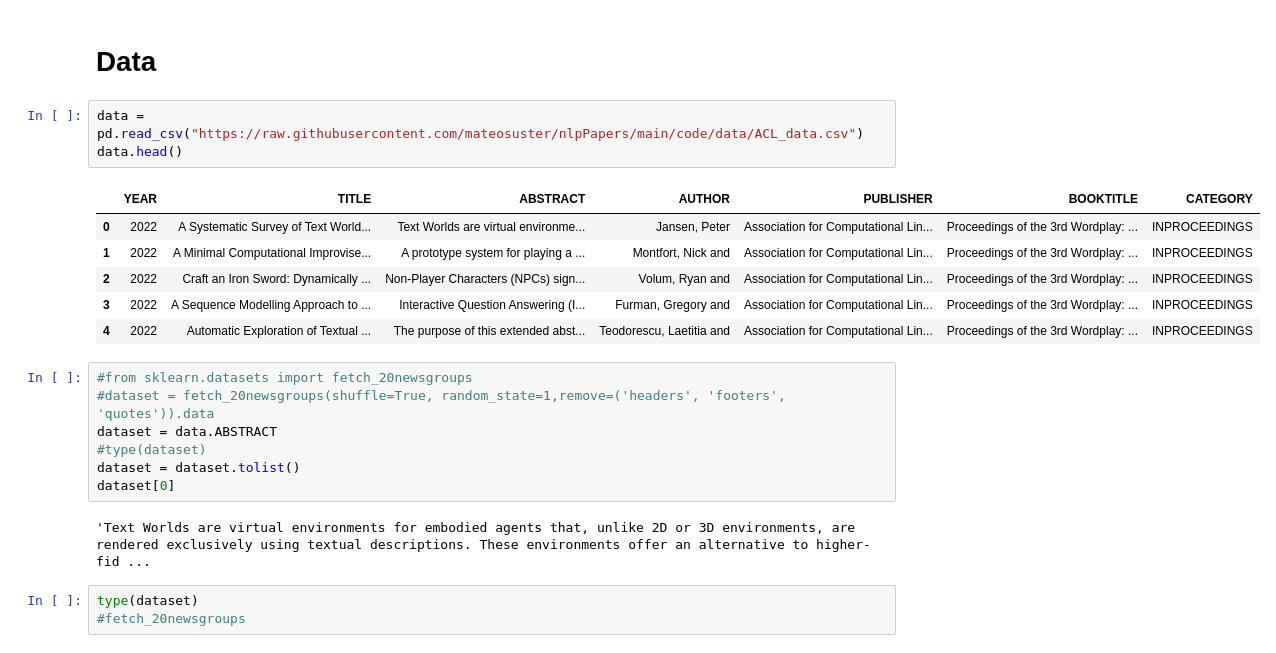
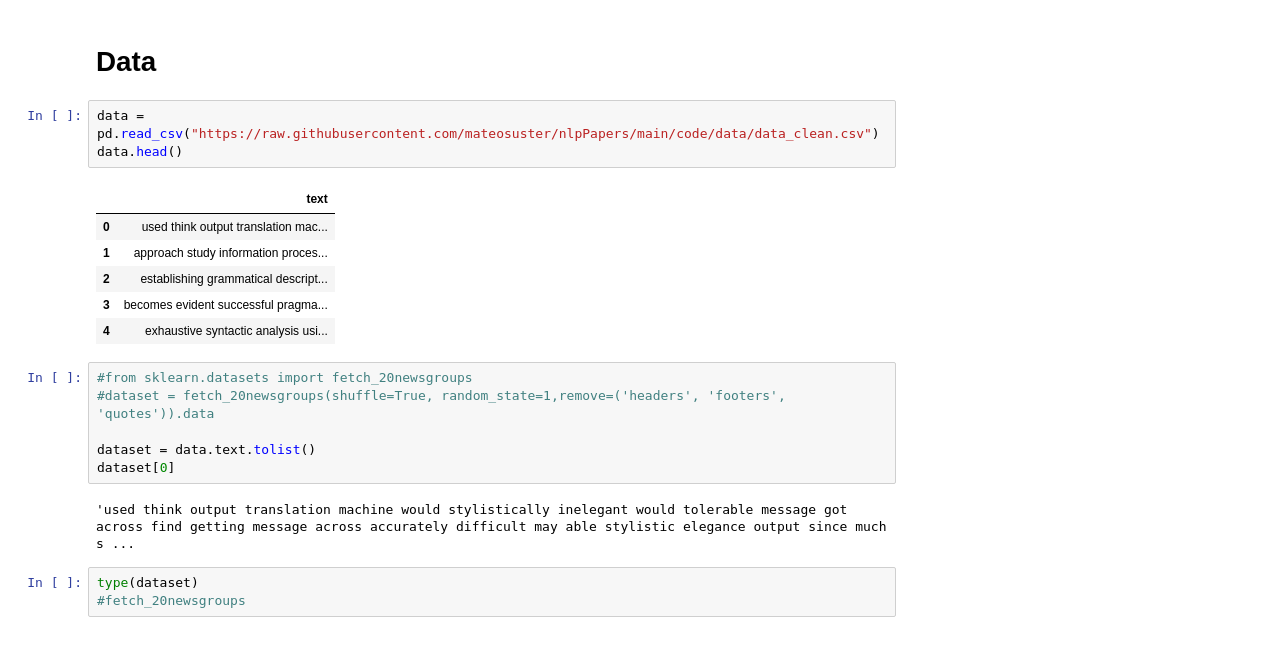
Before and after one commit to mateosuster/nlpPapers, a Jupyter notebook: code/05_LDA_TopicModels_GENSIM_v2.ipynb, the cells around one changed output. Cells and saved outputs as stored; diff of their text form.

```diff
--- a/code/05_LDA_TopicModels_GENSIM_v2.ipynb
+++ b/code/05_LDA_TopicModels_GENSIM_v2.ipynb
@@ -37,24 +33,23 @@ warnings.filterwarnings('ignore')
 # %% [markdown]
 # Data
 # %%
-data = pd.read_csv("https://raw.githubusercontent.com/mateosuster/nlpPapers/main/code/data/ACL_data.csv")
+data = pd.read_csv("https://raw.githubusercontent.com/mateosuster/nlpPapers/main/code/data/data_clean.csv")
 data.head()
 # %% [output]
-|  | YEAR | TITLE | ABSTRACT | AUTHOR | PUBLISHER | BOOKTITLE | CATEGORY |
-| 0 | 2022 | A Systematic Survey of Text World... | Text Worlds are virtual environme... | Jansen, Peter | Association for Computational Lin... | Proceedings of the 3rd Wordplay: ... | INPROCEEDINGS |
-| 1 | 2022 | A Minimal Computational Improvise... | A prototype system for playing a ... | Montfort, Nick and | Association for Computational Lin... | Proceedings of the 3rd Wordplay: ... | INPROCEEDINGS |
-| 2 | 2022 | Craft an Iron Sword: Dynamically ... | Non-Player Characters (NPCs) sign... | Volum, Ryan and | Association for Computational Lin... | Proceedings of the 3rd Wordplay: ... | INPROCEEDINGS |
-| 3 | 2022 | A Sequence Modelling Approach to ... | Interactive Question Answering (I... | Furman, Gregory and | Association for Computational Lin... | Proceedings of the 3rd Wordplay: ... | INPROCEEDINGS |
-| 4 | 2022 | Automatic Exploration of Textual ... | The purpose of this extended abst... | Teodorescu, Laetitia and | Association for Computational Lin... | Proceedings of the 3rd Wordplay: ... | INPROCEEDINGS |
+|  | text |
+| 0 | used think output translation mac... |
+| 1 | approach study information proces... |
+| 2 | establishing grammatical descript... |
+| 3 | becomes evident successful pragma... |
+| 4 | exhaustive syntactic analysis usi... |
 # %%
 #from sklearn.datasets import fetch_20newsgroups
 #dataset = fetch_20newsgroups(shuffle=True, random_state=1,remove=('headers', 'footers', 'quotes')).data
-dataset = data.ABSTRACT
-#type(dataset)
-dataset = dataset.tolist()
+
+dataset = data.text.tolist()
 dataset[0]
 # %% [output]
-'Text Worlds are virtual environments for embodied agents that, unlike 2D or 3D environments, are rendered exclusively using textual descriptions. These environments offer an alternative to higher-fid ...
+'used think output translation machine would stylistically inelegant would tolerable message got across find getting message across accurately difficult may able stylistic elegance output since much s ...
 # %%
 type(dataset)
 #fetch_20newsgroups
```
Also changed, not shown: parts of 5 cells of this notebook.
